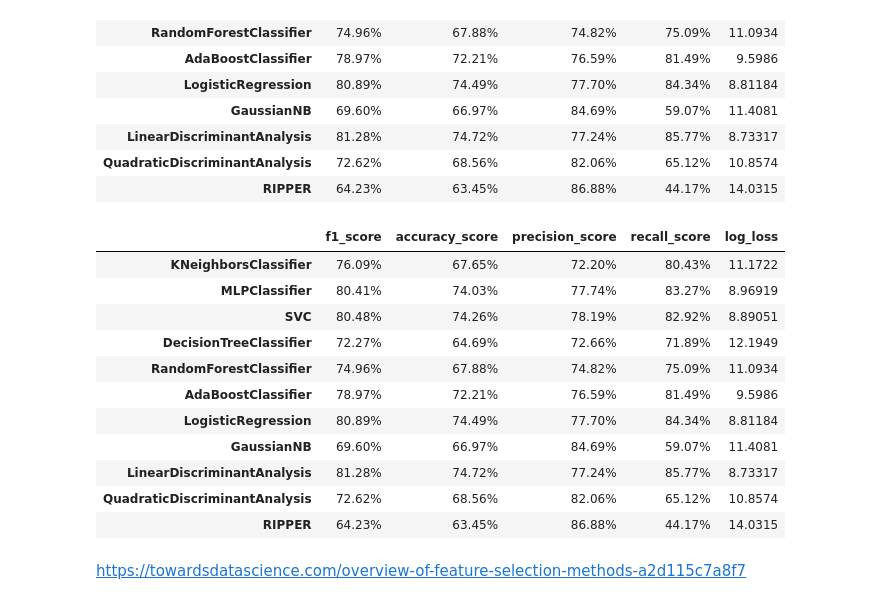
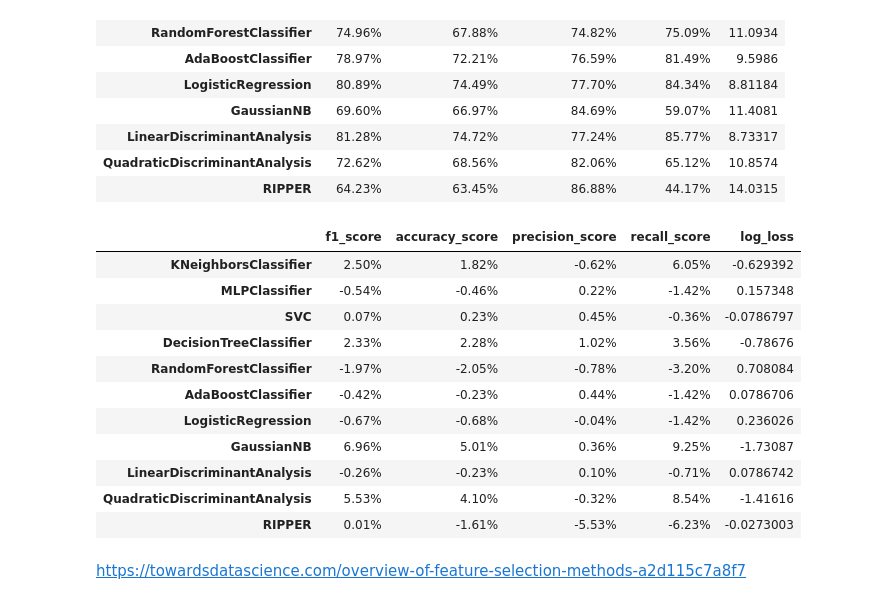
Before and after one commit to juanluisrto/machine_learning_upm, a Jupyter notebook: practical_application_1/ML-lab1.ipynb, the cells around one changed output. Saved outputs shown, nothing was run; the diff lists cells and outputs as text; code cells hidden in the pictures.

```diff
--- a/practical_application_1/ML-lab1.ipynb
+++ b/practical_application_1/ML-lab1.ipynb
@@ -453,20 +424,20 @@ fancy_style(df_univariate)
 | QuadraticDiscriminantAnalysis | 72.62% | 68.56% | 82.06% | 65.12% | 10.8574 |
 | RIPPER | 64.23% | 63.45% | 86.88% | 44.17% | 14.0315 |
 # %%
-fancy_style(df_univariate)
+fancy_style(df_univariate - ndf)
 # %% [output]
 |  | f1_score | accuracy_score | precision_score | recall_score | log_loss |
-| KNeighborsClassifier | 76.09% | 67.65% | 72.20% | 80.43% | 11.1722 |
-| MLPClassifier | 80.41% | 74.03% | 77.74% | 83.27% | 8.96919 |
-| SVC | 80.48% | 74.26% | 78.19% | 82.92% | 8.89051 |
-| DecisionTreeClassifier | 72.27% | 64.69% | 72.66% | 71.89% | 12.1949 |
-| RandomForestClassifier | 74.96% | 67.88% | 74.82% | 75.09% | 11.0934 |
-| AdaBoostClassifier | 78.97% | 72.21% | 76.59% | 81.49% | 9.5986 |
-| LogisticRegression | 80.89% | 74.49% | 77.70% | 84.34% | 8.81184 |
-| GaussianNB | 69.60% | 66.97% | 84.69% | 59.07% | 11.4081 |
-| LinearDiscriminantAnalysis | 81.28% | 74.72% | 77.24% | 85.77% | 8.73317 |
-| QuadraticDiscriminantAnalysis | 72.62% | 68.56% | 82.06% | 65.12% | 10.8574 |
-| RIPPER | 64.23% | 63.45% | 86.88% | 44.17% | 14.0315 |
+| KNeighborsClassifier | 2.50% | 1.82% | -0.62% | 6.05% | -0.629392 |
+| MLPClassifier | -0.54% | -0.46% | 0.22% | -1.42% | 0.157348 |
+| SVC | 0.07% | 0.23% | 0.45% | -0.36% | -0.0786797 |
+| DecisionTreeClassifier | 2.33% | 2.28% | 1.02% | 3.56% | -0.78676 |
+| RandomForestClassifier | -1.97% | -2.05% | -0.78% | -3.20% | 0.708084 |
+| AdaBoostClassifier | -0.42% | -0.23% | 0.44% | -1.42% | 0.0786706 |
+| LogisticRegression | -0.67% | -0.68% | -0.04% | -1.42% | 0.236026 |
+| GaussianNB | 6.96% | 5.01% | 0.36% | 9.25% | -1.73087 |
+| LinearDiscriminantAnalysis | -0.26% | -0.23% | 0.10% | -0.71% | 0.0786742 |
+| QuadraticDiscriminantAnalysis | 5.53% | 4.10% | -0.32% | 8.54% | -1.41616 |
+| RIPPER | 0.01% | -1.61% | -5.53% | -6.23% | -0.0273003 |
 # %% [markdown]
 https://towardsdatascience.com/overview-of-feature-selection-methods-a2d115c7a8f7
 # %% [markdown]
```
Also changed, not shown: parts of 41 cells of this notebook, 11 other files.
